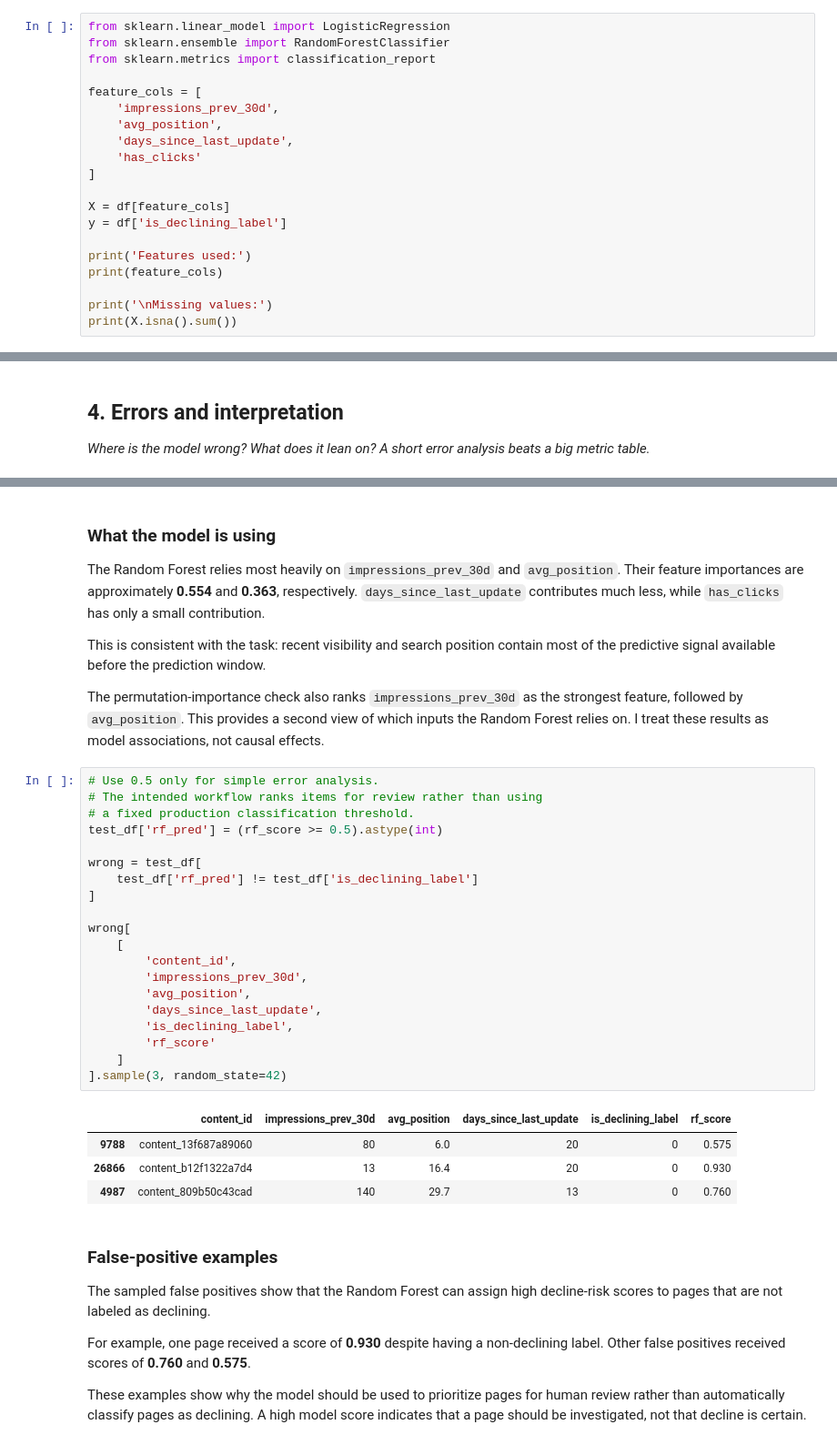
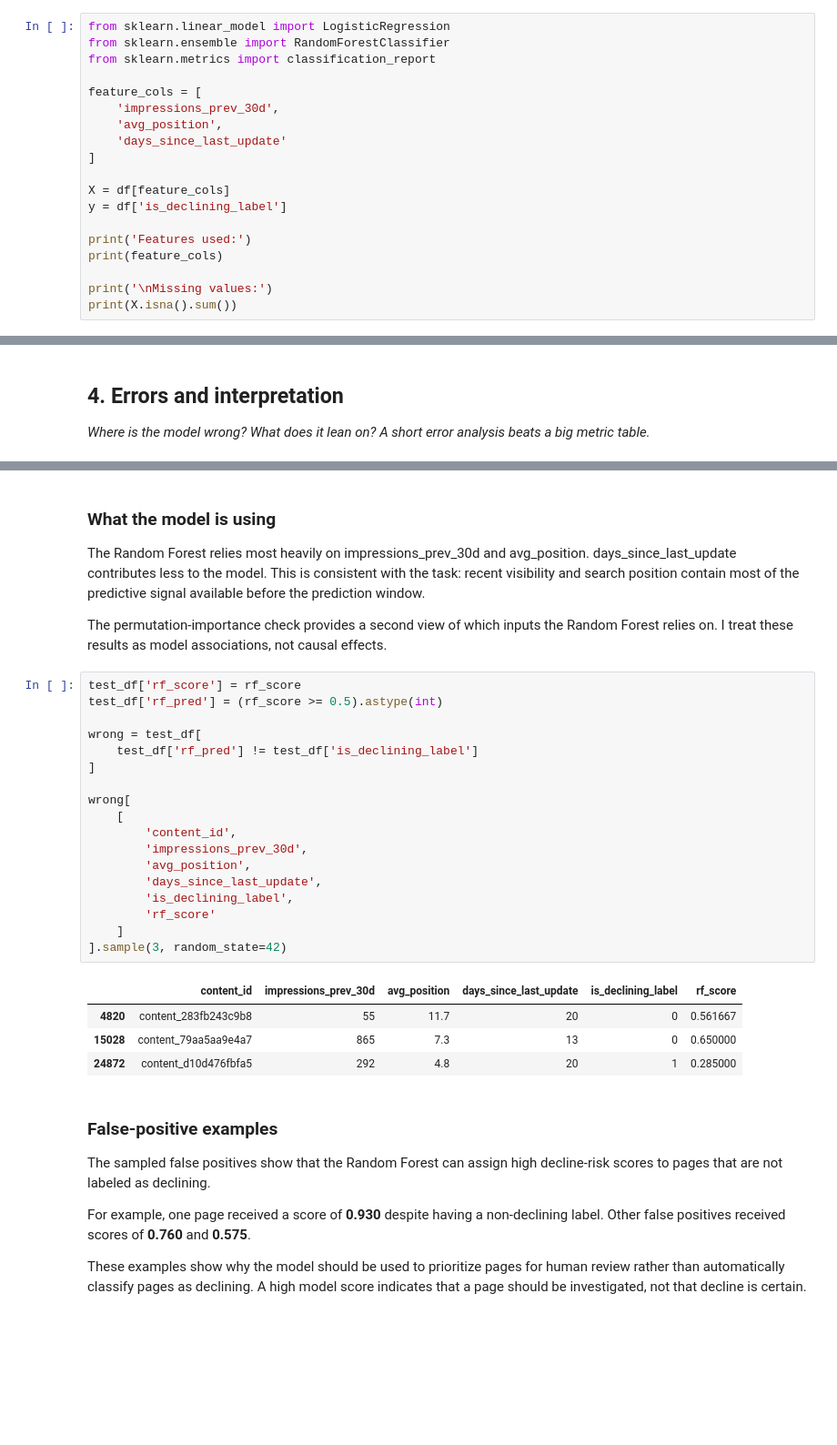
Before and after one commit to AhmedMahmoud-123/FlyRank_AI, a Jupyter notebook: work/notebooks/w05_model.ipynb, the cells around one changed output, grey strips where cells are left out. Shown at 91% size. Cells and saved outputs as stored; diff of their text form; blank space fills up the shorter version.

```diff
--- a/work/notebooks/w05_model.ipynb
+++ b/work/notebooks/w05_model.ipynb
@@ -49,8 +49,7 @@ from sklearn.metrics import classification_report
 feature_cols = [
     'impressions_prev_30d',
     'avg_position',
-    'days_since_last_update',
-    'has_clicks'
+    'days_since_last_update'
 ]
 
 X = df[feature_cols]
@@ -243,36 +239,32 @@ dtype: float64
 # %% [markdown]
 ### What the model is using
 
-The Random Forest relies most heavily on `impressions_prev_30d` and `avg_position`. Their feature importances are approximately **0.554** and **0.363**, respectively. `days_since_last_update` contributes much less, while `has_clicks` has only a small contribution.
+The Random Forest relies most heavily on impressions_prev_30d and avg_position. days_since_last_update contributes less to the model. This is consistent with the task: recent visibility and search position contain most of the predictive signal available before the prediction window.
 
-This is consistent with the task: recent visibility and search position contain most of the predictive signal available before the prediction window.
-
-The permutation-importance check also ranks `impressions_prev_30d` as the strongest feature, followed by `avg_position`. This provides a second view of which inputs the Random Forest relies on. I treat these results as model associations, not causal effects.
+The permutation-importance check provides a second view of which inputs the Random Forest relies on. I treat these results as model associations, not causal effects.
 # %%
-# Use 0.5 only for simple error analysis.
-# The intended workflow ranks items for review rather than using
-# a fixed production classification threshold.
+test_df['rf_score'] = rf_score
 test_df['rf_pred'] = (rf_score >= 0.5).astype(int)
 
 wrong = test_df[
     test_df['rf_pred'] != test_df['is_declining_label']
 ]
 
 wrong[
     [
         'content_id',
         'impressions_prev_30d',
         'avg_position',
         'days_since_last_update',
         'is_declining_label',
         'rf_score'
     ]
 ].sample(3, random_state=42)
 # %% [output]
 |  | content_id | impressions_prev_30d | avg_position | days_since_last_update | is_declining_label | rf_score |
-| 9788 | content_13f687a89060 | 80 | 6.0 | 20 | 0 | 0.575 |
-| 26866 | content_b12f1322a7d4 | 13 | 16.4 | 20 | 0 | 0.930 |
-| 4987 | content_809b50c43cad | 140 | 29.7 | 13 | 0 | 0.760 |
+| 4820 | content_283fb243c9b8 | 55 | 11.7 | 20 | 0 | 0.561667 |
+| 15028 | content_79aa5aa9e4a7 | 865 | 7.3 | 13 | 0 | 0.650000 |
+| 24872 | content_d10d476fbfa5 | 292 | 4.8 | 20 | 1 | 0.285000 |
 # %% [markdown]
 ### False-positive examples
 
```
Also changed, not shown: parts of 7 cells of this notebook.
